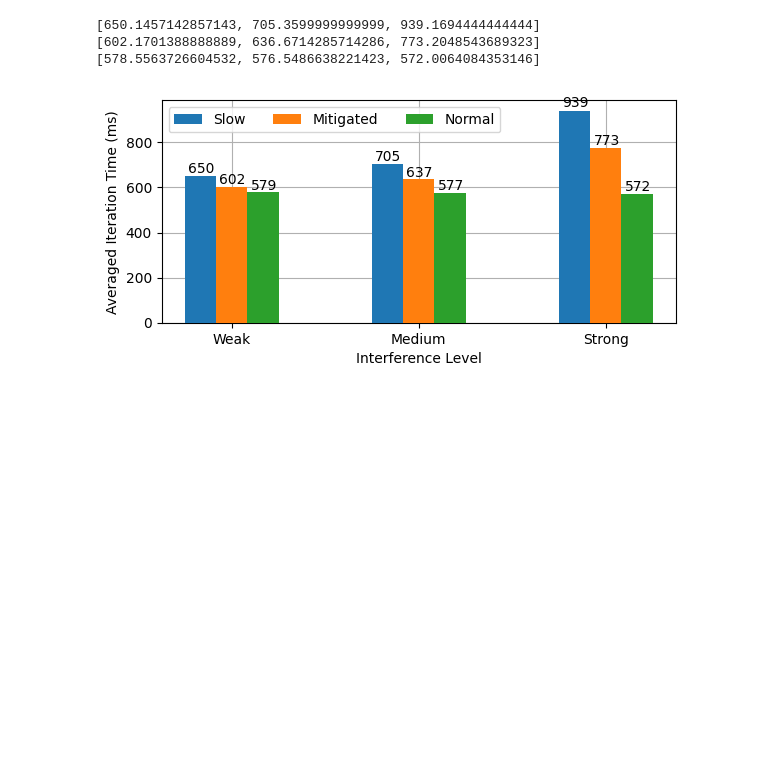
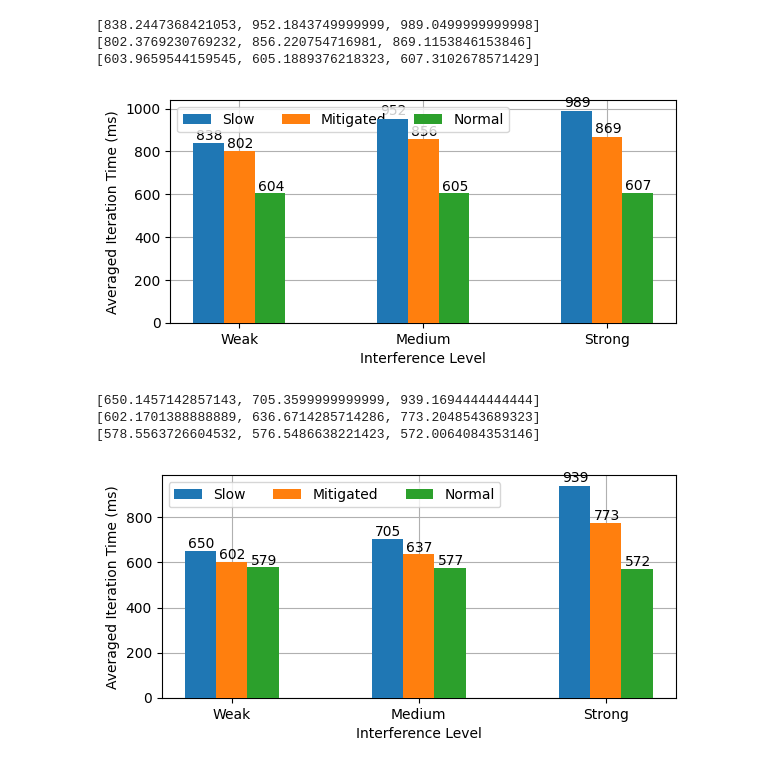
Before and after one commit to wutianyuan1/Megatron-failslow, a Jupyter notebook: draw.ipynb, the cells around one changed output. Drawn from its saved outputs; the diff is of its cells as text; code cells hidden in the pictures; blank space fills up the shorter version.

```diff
--- a/draw.ipynb
+++ b/draw.ipynb
@@ -44,6 +44,41 @@ def parse_new_comm_log(log_path):
     # first part of log: normal, second: fail-slow, third: mitigated, forth: normal
     assert len(times) == 4
     return (times[0] + times[-1]) / 2, times[1], times[2]
+# %%
+normal, slow, mitigate = [], [], []
+
+logs = ["../Megatron-failslow/trainlog/log_2024_09_02_13_37_12_217839_rank7/megatron_output_7.log", # tensor size = 200MB, sync at the end (strong interference)
+        "../Megatron-failslow/trainlog/log_2024_09_02_13_24_43_621788_rank7/megatron_output_7.log", # tensor size = 50MB, sync CUDA after each repeat (weak interference)
+        "../Megatron-failslow/trainlog/log_2024_09_02_13_31_01_017561_rank7/megatron_output_7.log", # tensor size = 100MB, sync CUDA after each repeat (medium interference)
+        ]
+
+xlabels = ["Weak", "Medium", "Strong"]
+
+for log in logs:
+    n, s, m = parse_new_comm_log(log)
+    normal.append(n)
+    slow.append(s)
+    mitigate.append(m)
+
+plt.figure(figsize=(6, 3))
+legends = ['Slow', 'Mitigated', 'Normal']
+for i, data in enumerate([slow, mitigate, normal]):
+    plt.bar(len(logs) * np.arange(len(data)) + 0.5*i, data, width=0.5, label=legends[i], zorder=100)
+    print(data)
+    for j in range(len(data)):
+        plt.text(len(logs) * j + 0.5*i - 0.2, data[j] * 1.02, "{:.0f}".format(data[j]))
+
+plt.grid(zorder=0)
+plt.legend(ncols=3, loc='upper left')
+plt.xticks([0.5, 3.5, 6.5], xlabels)
+plt.xlabel("Interference Level")
+plt.ylabel("Averaged Iteration Time (ms)")
+plt.tight_layout()
+# %% [output]
+[838.2447368421053, 952.1843749999999, 989.0499999999998]
+[802.3769230769232, 856.220754716981, 869.1153846153846]
+[603.9659544159545, 605.1889376218323, 607.3102678571429]
+[figure, added]
 # %%
 normal, slow, mitigate = [], [], []
 
```
Also changed, not shown: parts of 4 cells of this notebook, 6 other files.
